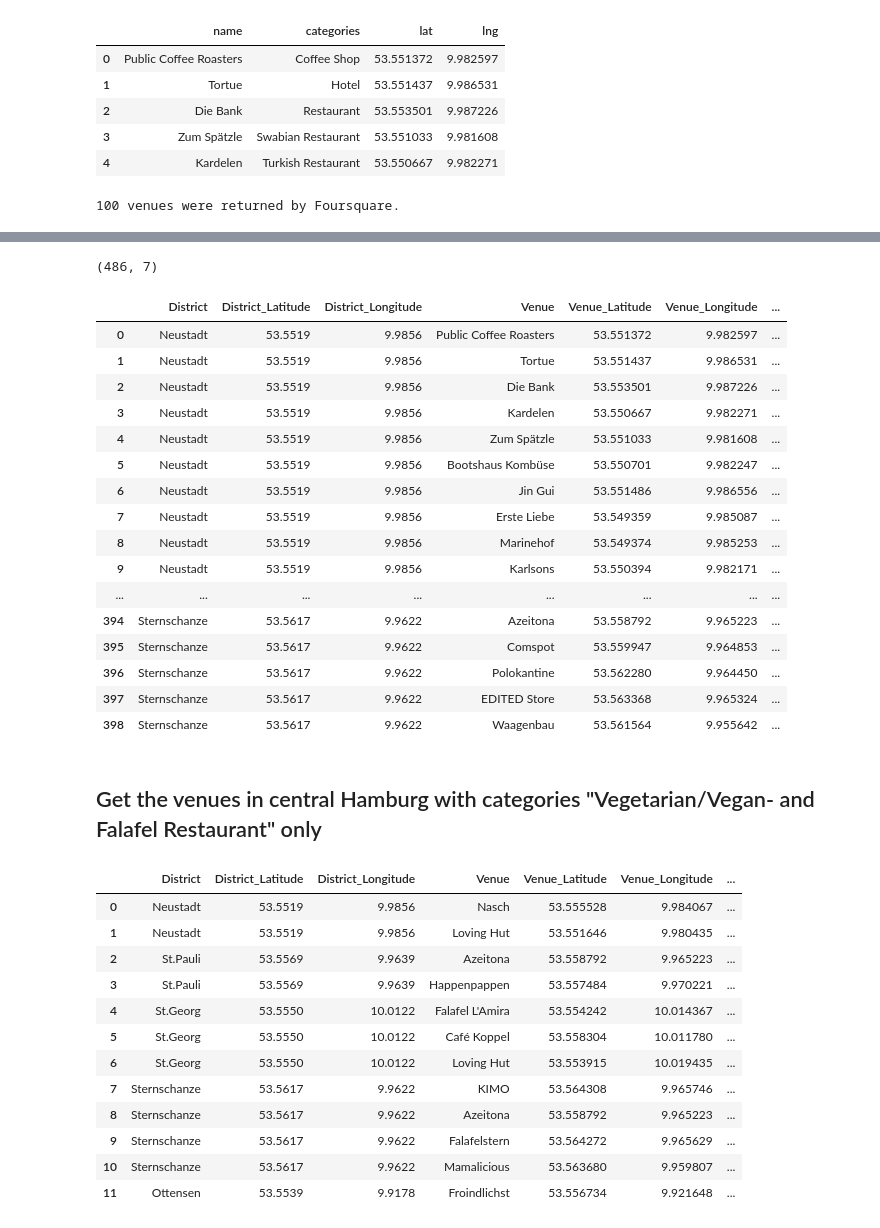
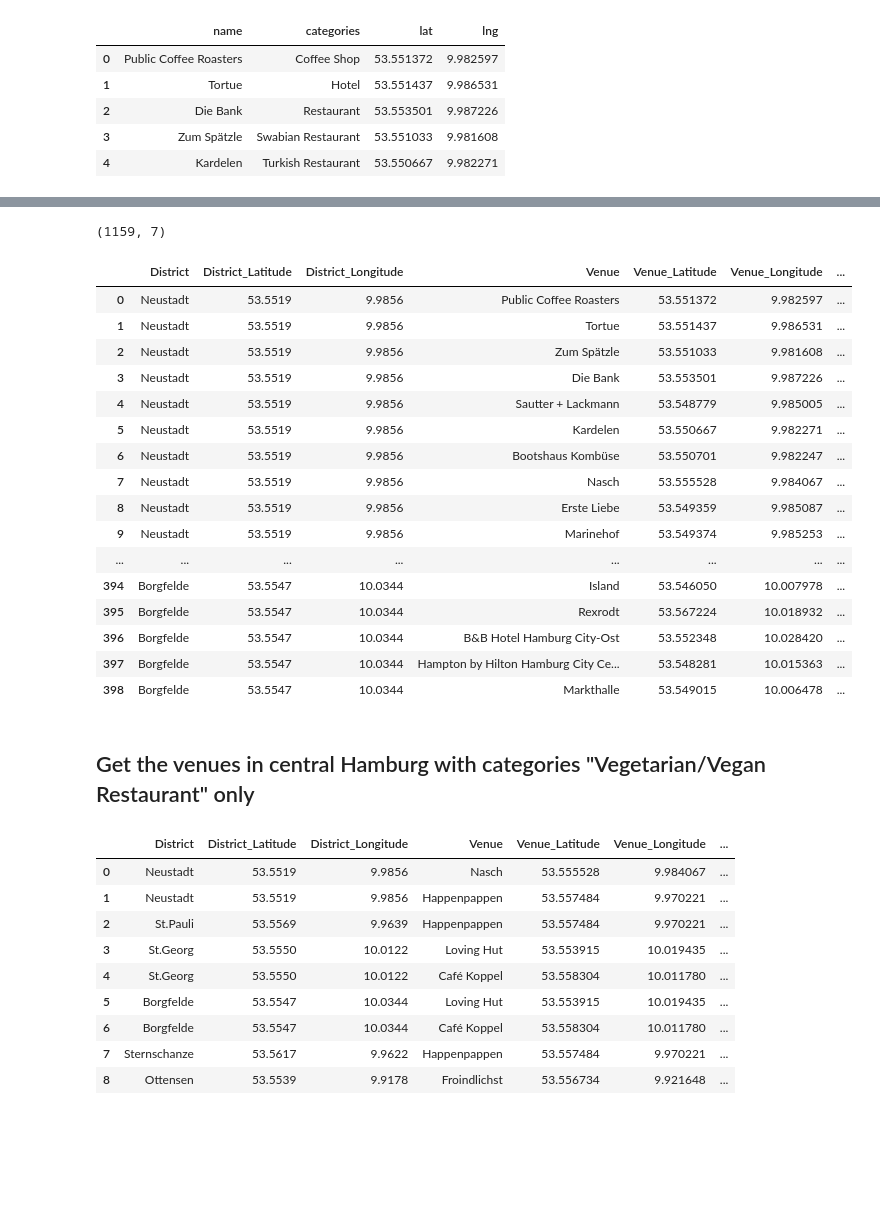
Before and after one commit to deJaneiro71/coursera-capstone-project, a Jupyter notebook: Coursera - final Capstone project.ipynb, the cells around one changed output, grey strips where cells are left out. Saved outputs shown, nothing was run; the diff lists cells and outputs as text; code cells hidden in the pictures; blank space fills up the shorter version.

```diff
--- a/Coursera - final Capstone project.ipynb
+++ b/Coursera - final Capstone project.ipynb
@@ -248,9 +248,9 @@ df_central_distr.loc[0, 'District'],df_central_distr.loc[0, 'Lat'],df_central_di
 # %% [output]
 ('Neustadt', 53.5519, 9.9856)
 # %%
-# 150 venues that are in Neustadt within a radius of 500 meters
-LIMIT = 150
-radius = 1000
+# 150 venues that are in Neustadt within a radius of 1000 meters
+#LIMIT = 150
+#radius = 1000
 url = 'https://api.foursquare.com/v2/venues/explore?&client_id={}&client_secret={}&v={}&ll={},{}&radius={}&limit={}'.format(
     CLIENT_ID,
     CLIENT_SECRET,
@@ -319,12 +319,12 @@ nearby_venues.head()
 | 3 | Zum Spätzle | Swabian Restaurant | 53.551033 | 9.981608 |
 | 4 | Kardelen | Turkish Restaurant | 53.550667 | 9.982271 |
 # %%
-print('{} venues were returned by Foursquare.'.format(nearby_venues.shape[0]))
+#print('{} venues were returned by Foursquare.'.format(nearby_venues.shape[0]))
-# %% [output]
-100 venues were returned by Foursquare.
 # %%
 #function to repeat the venues for all districts in central Hamburg
-def getNearbyVenues(names, latitudes, longitudes, radius=500):
+LIMIT = 500
+#radius = 2000
+def getNearbyVenues(names, latitudes, longitudes, radius=2000):
 
     venues_list=[]
     for name, lat, lng in zip(names, latitudes, longitudes):
@@ -388,41 +388,38 @@ Iserbrook
 print(central_venues.shape)
 central_venues
 # %% [output]
-(486, 7)
+(1159, 7)
 |  | District | District_Latitude | District_Longitude | Venue | Venue_Latitude | Venue_Longitude | ... |
 | 0 | Neustadt | 53.5519 | 9.9856 | Public Coffee Roasters | 53.551372 | 9.982597 | ... |
 | 1 | Neustadt | 53.5519 | 9.9856 | Tortue | 53.551437 | 9.986531 | ... |
-| 2 | Neustadt | 53.5519 | 9.9856 | Die Bank | 53.553501 | 9.987226 | ... |
-| 3 | Neustadt | 53.5519 | 9.9856 | Kardelen | 53.550667 | 9.982271 | ... |
-| 4 | Neustadt | 53.5519 | 9.9856 | Zum Spätzle | 53.551033 | 9.981608 | ... |
-| 5 | Neustadt | 53.5519 | 9.9856 | Bootshaus Kombüse | 53.550701 | 9.982247 | ... |
-| 6 | Neustadt | 53.5519 | 9.9856 | Jin Gui | 53.551486 | 9.986556 | ... |
-| 7 | Neustadt | 53.5519 | 9.9856 | Erste Liebe | 53.549359 | 9.985087 | ... |
-| 8 | Neustadt | 53.5519 | 9.9856 | Marinehof | 53.549374 | 9.985253 | ... |
-| 9 | Neustadt | 53.5519 | 9.9856 | Karlsons | 53.550394 | 9.982171 | ... |
+| 2 | Neustadt | 53.5519 | 9.9856 | Zum Spätzle | 53.551033 | 9.981608 | ... |
+| 3 | Neustadt | 53.5519 | 9.9856 | Die Bank | 53.553501 | 9.987226 | ... |
+| 4 | Neustadt | 53.5519 | 9.9856 | Sautter + Lackmann | 53.548779 | 9.985005 | ... |
+| 5 | Neustadt | 53.5519 | 9.9856 | Kardelen | 53.550667 | 9.982271 | ... |
+| 6 | Neustadt | 53.5519 | 9.9856 | Bootshaus Kombüse | 53.550701 | 9.982247 | ... |
+| 7 | Neustadt | 53.5519 | 9.9856 | Nasch | 53.555528 | 9.984067 | ... |
+| 8 | Neustadt | 53.5519 | 9.9856 | Erste Liebe | 53.549359 | 9.985087 | ... |
+| 9 | Neustadt | 53.5519 | 9.9856 | Marinehof | 53.549374 | 9.985253 | ... |
 | ... | ... | ... | ... | ... | ... | ... | ... |
-| 394 | Sternschanze | 53.5617 | 9.9622 | Azeitona | 53.558792 | 9.965223 | ... |
-| 395 | Sternschanze | 53.5617 | 9.9622 | Comspot | 53.559947 | 9.964853 | ... |
-| 396 | Sternschanze | 53.5617 | 9.9622 | Polokantine | 53.562280 | 9.964450 | ... |
-| 397 | Sternschanze | 53.5617 | 9.9622 | EDITED Store | 53.563368 | 9.965324 | ... |
-| 398 | Sternschanze | 53.5617 | 9.9622 | Waagenbau | 53.561564 | 9.955642 | ... |
+| 394 | Borgfelde | 53.5547 | 10.0344 | Island | 53.546050 | 10.007978 | ... |
+| 395 | Borgfelde | 53.5547 | 10.0344 | Rexrodt | 53.567224 | 10.018932 | ... |
+| 396 | Borgfelde | 53.5547 | 10.0344 | B&B Hotel Hamburg City-Ost | 53.552348 | 10.028420 | ... |
+| 397 | Borgfelde | 53.5547 | 10.0344 | Hampton by Hilton Hamburg City Ce... | 53.548281 | 10.015363 | ... |
+| 398 | Borgfelde | 53.5547 | 10.0344 | Markthalle | 53.549015 | 10.006478 | ... |
 # %% [markdown]
-## Get the venues in central Hamburg with categories "Vegetarian/Vegan- and Falafel Restaurant" only
+## Get the venues in central Hamburg with categories "Vegetarian/Vegan Restaurant" only
 # %%
-df_central_veg = central_venues[central_venues.Venue_Category.isin(['Falafel Restaurant','Vegetarian / Vegan Restaurant'])].reset_index(drop=True)
+df_central_veg = central_venues[central_venues.Venue_Category.isin(['Vegetarian / Vegan Restaurant'])].reset_index(drop=True)
 df_central_veg
 # %% [output]
 |  | District | District_Latitude | District_Longitude | Venue | Venue_Latitude | Venue_Longitude | ... |
 | 0 | Neustadt | 53.5519 | 9.9856 | Nasch | 53.555528 | 9.984067 | ... |
-| 1 | Neustadt | 53.5519 | 9.9856 | Loving Hut | 53.551646 | 9.980435 | ... |
-| 2 | St.Pauli | 53.5569 | 9.9639 | Azeitona | 53.558792 | 9.965223 | ... |
-| 3 | St.Pauli | 53.5569 | 9.9639 | Happenpappen | 53.557484 | 9.970221 | ... |
-| 4 | St.Georg | 53.5550 | 10.0122 | Falafel L'Amira | 53.554242 | 10.014367 | ... |
-| 5 | St.Georg | 53.5550 | 10.0122 | Café Koppel | 53.558304 | 10.011780 | ... |
-| 6 | St.Georg | 53.5550 | 10.0122 | Loving Hut | 53.553915 | 10.019435 | ... |
-| 7 | Sternschanze | 53.5617 | 9.9622 | KIMO | 53.564308 | 9.965746 | ... |
-| 8 | Sternschanze | 53.5617 | 9.9622 | Azeitona | 53.558792 | 9.965223 | ... |
-| 9 | Sternschanze | 53.5617 | 9.9622 | Falafelstern | 53.564272 | 9.965629 | ... |
-| 10 | Sternschanze | 53.5617 | 9.9622 | Mamalicious | 53.563680 | 9.959807 | ... |
-| 11 | Ottensen | 53.5539 | 9.9178 | Froindlichst | 53.556734 | 9.921648 | ... |
+| 1 | Neustadt | 53.5519 | 9.9856 | Happenpappen | 53.557484 | 9.970221 | ... |
+| 2 | St.Pauli | 53.5569 | 9.9639 | Happenpappen | 53.557484 | 9.970221 | ... |
+| 3 | St.Georg | 53.5550 | 10.0122 | Loving Hut | 53.553915 | 10.019435 | ... |
+| 4 | St.Georg | 53.5550 | 10.0122 | Café Koppel | 53.558304 | 10.011780 | ... |
+| 5 | Borgfelde | 53.5547 | 10.0344 | Loving Hut | 53.553915 | 10.019435 | ... |
+| 6 | Borgfelde | 53.5547 | 10.0344 | Café Koppel | 53.558304 | 10.011780 | ... |
+| 7 | Sternschanze | 53.5617 | 9.9622 | Happenpappen | 53.557484 | 9.970221 | ... |
+| 8 | Ottensen | 53.5539 | 9.9178 | Froindlichst | 53.556734 | 9.921648 | ... |
 # %%
```
Also changed, not shown: parts of 21 cells of this notebook.
